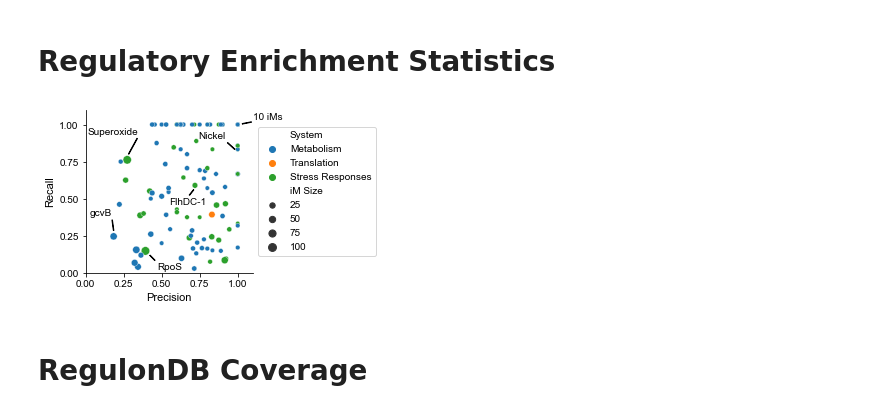
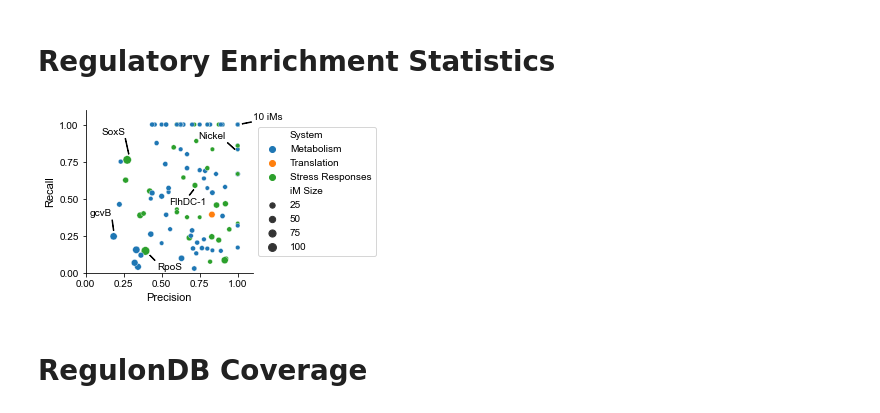
Before and after one commit to SBRG/precise1k, a Jupyter notebook: notebooks/precise1k/fig__summarize_imodulons.ipynb, the cells around one changed output. Drawn from its saved outputs; the diff is of its cells as text; code cells hidden in the pictures.

```diff
--- a/notebooks/precise1k/fig__summarize_imodulons.ipynb
+++ b/notebooks/precise1k/fig__summarize_imodulons.ipynb
@@ -158,34 +158,34 @@ plt.savefig(os.path.join(FIG_PATH, 'high_variance_iMs.png'), bbox_inches='tight'
 # %%
 reg_im_table = ica_data.imodulon_table[ica_data.imodulon_table['enrichment_category'] == 'Regulatory'].copy()
 reg_im_table = reg_im_table.rename(columns={'imodulon_size': 'iM Size', 'system_category': 'System'})
 
 _, ax = plt.subplots(figsize=(3, 3))
 
 sns.scatterplot(x='precision', y='recall', size='iM Size', data=reg_im_table, hue='System')
 
 ax.set_xticks(np.arange(0, 1.1, 0.25))
 ax.set_yticks(np.arange(0, 1.1, 0.25))
 ax.set_xlim(0, 1.1)
 ax.set_ylim(0, 1.1)
 
 ax.annotate('10 iMs', xy=(1.03, 1.005), xytext=(1.2, 1.05), arrowprops={'headwidth': 0, 'width': 0.5, 'headlength': 0.1}, ha='center', va='center')
-ax.annotate('Superoxide', xy=(0.283504, 0.801905), xytext=(0.18, 0.95), arrowprops={'headwidth': 0, 'width': 0.5, 'headlength': 0.1}, ha='center', va='center')
+ax.annotate('SoxS', xy=(0.283504, 0.801905), xytext=(0.18, 0.95), arrowprops={'headwidth': 0, 'width': 0.5, 'headlength': 0.1}, ha='center', va='center')
 ax.annotate('gcvB', xy=(0.184211, 0.285614), xytext=(0.1, 0.4), arrowprops={'headwidth': 0, 'width': 0.5, 'headlength': 0.1}, ha='center', va='center')
 ax.annotate('RpoS', xy=(0.423443, 0.117692), xytext=(0.55, 0.04), arrowprops={'headwidth': 0, 'width': 0.5, 'headlength': 0.1}, ha='center', va='center')
 ax.annotate('Nickel', xy=(0.98, 0.833333), xytext=(0.92, 0.92), arrowprops={'headwidth': 0, 'width': 0.5, 'headlength': 0.1}, ha='right', va='center')
 ax.annotate('FlhDC-1', xy=(0.71, 0.559744), xytext=(0.55, 0.48), arrowprops={'headwidth': 0, 'width': 0.5, 'headlength': 0.1}, ha='left', va='center')
 
 for s_loc, s in ax.spines.items():
     if s_loc in ['top', 'right']:
         s.set_visible(False)
 
 ax.legend(loc='center left', bbox_to_anchor=(1, 0.5))
 ax.set_xlabel('Precision', fontsize=11)
 ax.set_ylabel('Recall', fontsize=11)
 plt.savefig(os.path.join(FIG_PATH, 'enrichment_stats.svg'), dpi=400, bbox_inches='tight')
 plt.savefig(os.path.join(FIG_PATH, 'enrichment_stats.png'), dpi=400, bbox_inches='tight')
 # %% [output]
-[figure, old version]
+[figure, new version]
 # %% [markdown]
 # RegulonDB Coverage
 # %%
```
Also changed, not shown: parts of 1 cell of this notebook, 7 other files.
